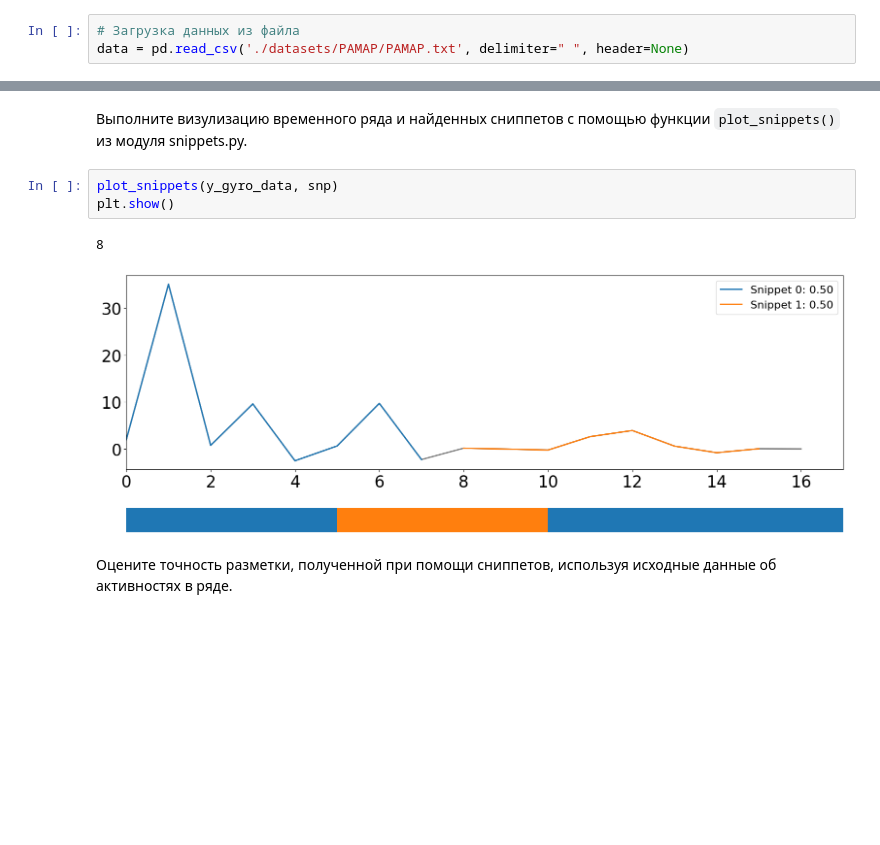
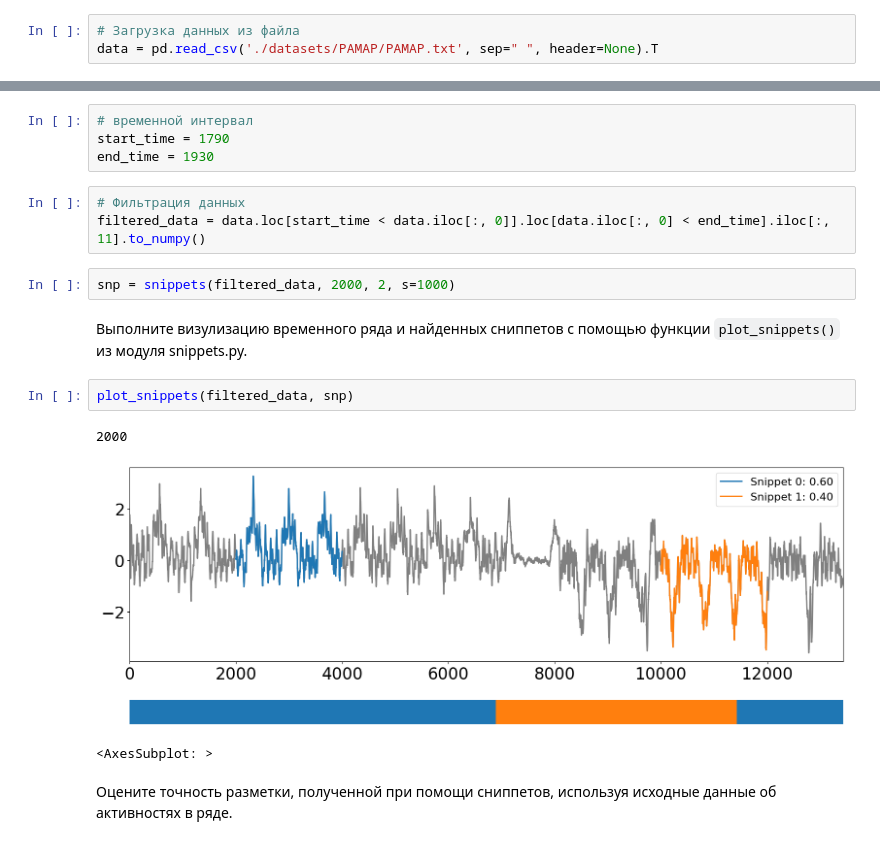
Before and after one commit to wilkak/2024-Gorbunov-TimeSeriesCourse, a Jupyter notebook: practice/05 Snippets/05 Snippets.ipynb, the cells around one changed output, grey strips where cells are left out. Cells and saved outputs as stored; diff of their text form; blank space fills up the shorter version.

```diff
--- a/practice/05 Snippets/05 Snippets.ipynb
+++ b/practice/05 Snippets/05 Snippets.ipynb
@@ -47,4 +47,4 @@ from stumpy import snippets
 from modules.snippets import plot_snippets
 # %%
 # Загрузка данных из файла
-data = pd.read_csv('./datasets/PAMAP/PAMAP.txt', delimiter=" ", header=None)
+data = pd.read_csv('./datasets/PAMAP/PAMAP.txt', sep=" ", header=None).T
@@ -108,10 +51,19 @@ else:
+# %%
+# временной интервал
+start_time = 1790
+end_time = 1930
+# %%
+# Фильтрация данных
+filtered_data = data.loc[start_time < data.iloc[:, 0]].loc[data.iloc[:, 0] < end_time].iloc[:, 11].to_numpy()
+# %%
+snp = snippets(filtered_data, 2000, 2, s=1000)
 # %% [markdown]
 Выполните визулизацию временного ряда и найденных сниппетов с помощью функции `plot_snippets()` из модуля snippets.py.
 # %%
-plot_snippets(y_gyro_data, snp)
-plt.show()
+plot_snippets(filtered_data, snp)
 # %% [output]
-8
+2000
-[figure, old version]
+[figure, new version]
+<AxesSubplot: >
 # %% [markdown]
 Оцените точность разметки, полученной при помощи сниппетов, используя исходные данные об активностях в ряде.
```
Also changed, not shown: parts of 20 cells of this notebook, 3 other files.
